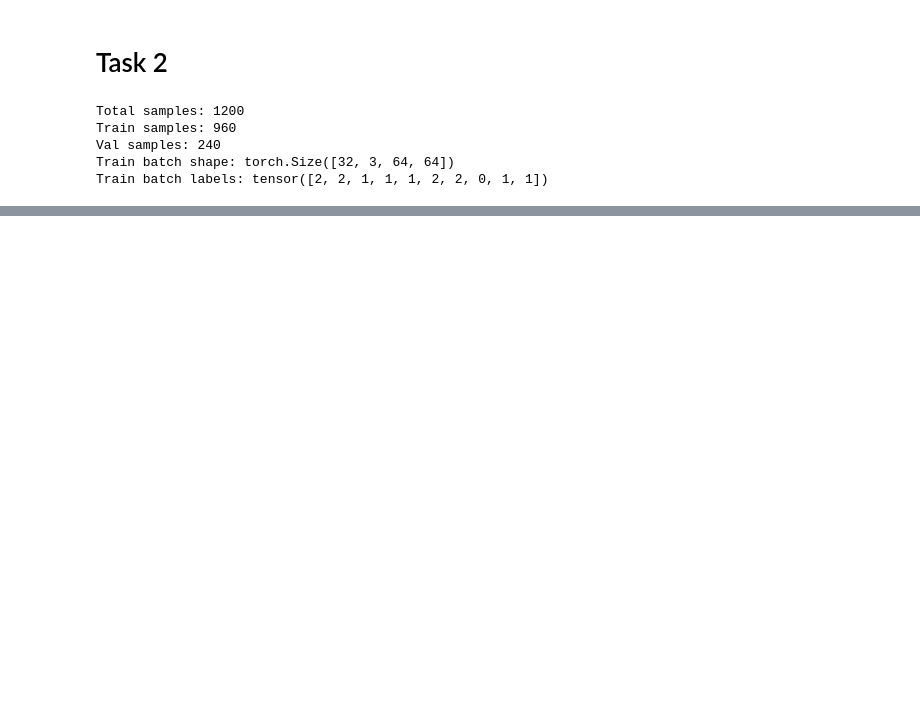
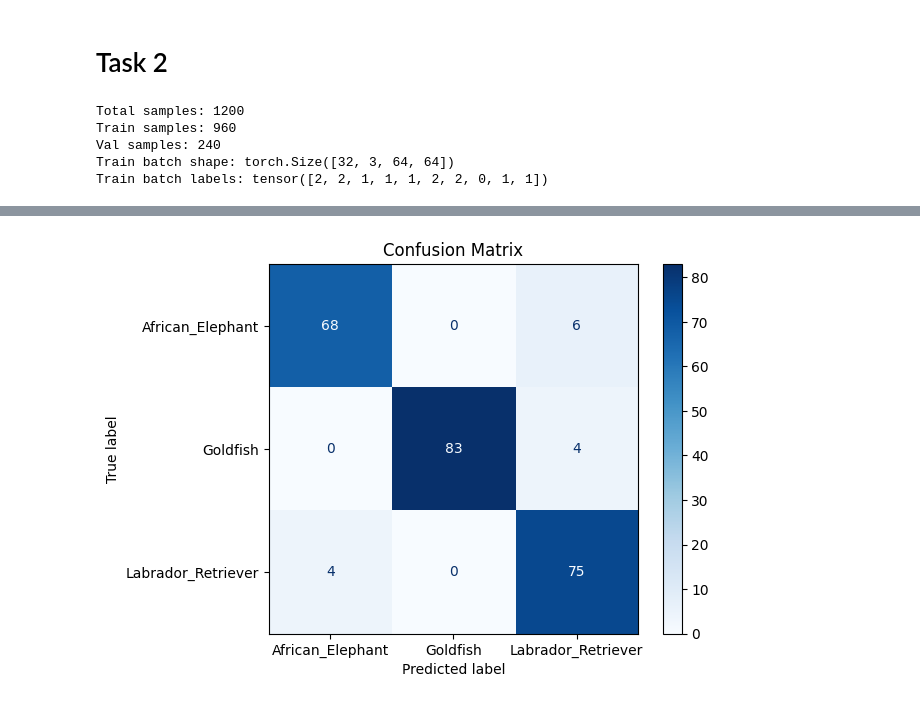
Before and after one commit to jcpan821/DL, a Jupyter notebook: 作業/HW2/hw2.ipynb, the cells around one changed output, grey strips where cells are left out. Cells and saved outputs as stored; diff of their text form; code cells hidden in the pictures; blank space fills up the shorter version.

```diff
--- a/作業/HW2/hw2.ipynb
+++ b/作業/HW2/hw2.ipynb
@@ -710,0 +859,16 @@ plot_latent_comparison(lat2d, lat128_pca, labels, class_names)
+# %%
+# 載入預訓練的 ResNet-18 模型
+model = models.resnet18(pretrained=True)
+
+# 修改最後一層全連接層（原本是 1000 類，這裡改為 3 類）
+model.fc = nn.Linear(model.fc.in_features, 3)
+
+# 將模型移至可用的設備（GPU / CPU）
+device = torch.device("cuda" if torch.cuda.is_available() else "cpu")
+model = model.to(device)
+
+# 使用交叉熵損失函數
+criterion = nn.CrossEntropyLoss()
+
+# 使用 Adam 優化器
+optimizer = optim.Adam(model.parameters(), lr=1e-3)
@@ -710,0 +979,31 @@ plot_latent_comparison(lat2d, lat128_pca, labels, class_names)
+# %%
+def plot_confusion_matrix(model, loader, device, class_names):
+    model.eval()
+    all_preds = []
+    all_labels = []
+
+    with torch.no_grad():
+        for images, labels in loader:
+            images = images.to(device)
+            labels = labels.to(device)
+
+            outputs = model(images)
+            _, predicted = outputs.max(1)
+
+            all_preds.extend(predicted.cpu().numpy())
+            all_labels.extend(labels.cpu().numpy())
+
+    cm = confusion_matrix(all_labels, all_preds)
+    disp = ConfusionMatrixDisplay(confusion_matrix=cm, display_labels=class_names)
+    disp.plot(cmap="Blues")
+    plt.title("Confusion Matrix")
+    plt.show()
+# %%
+plot_confusion_matrix(
+    model,
+    val_loader,
+    device,
+    class_names=list(dataset.class_to_idx.keys())
+)
+# %% [output]
+[figure, added]
```
Also changed, not shown: parts of 15 cells of this notebook.
